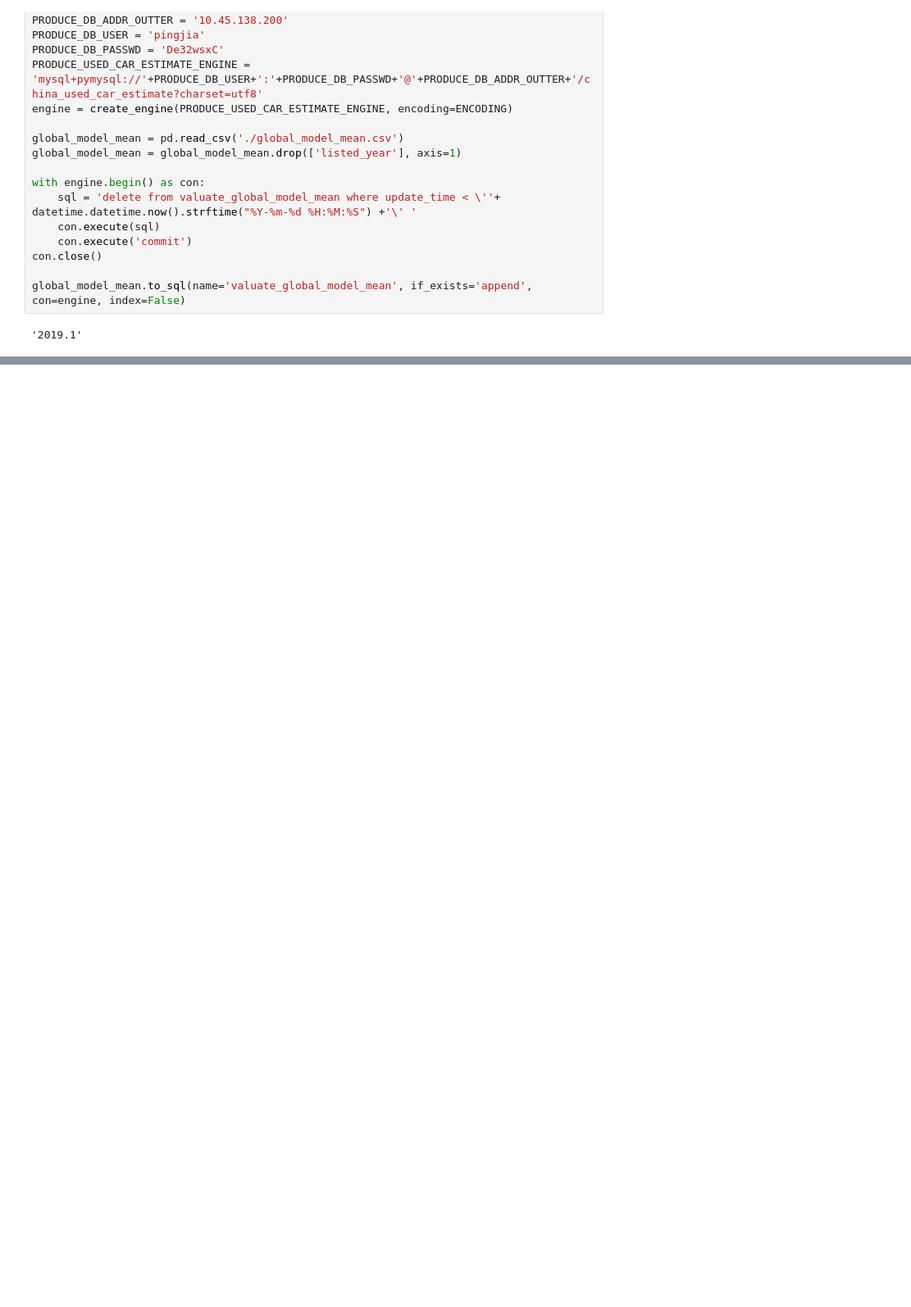
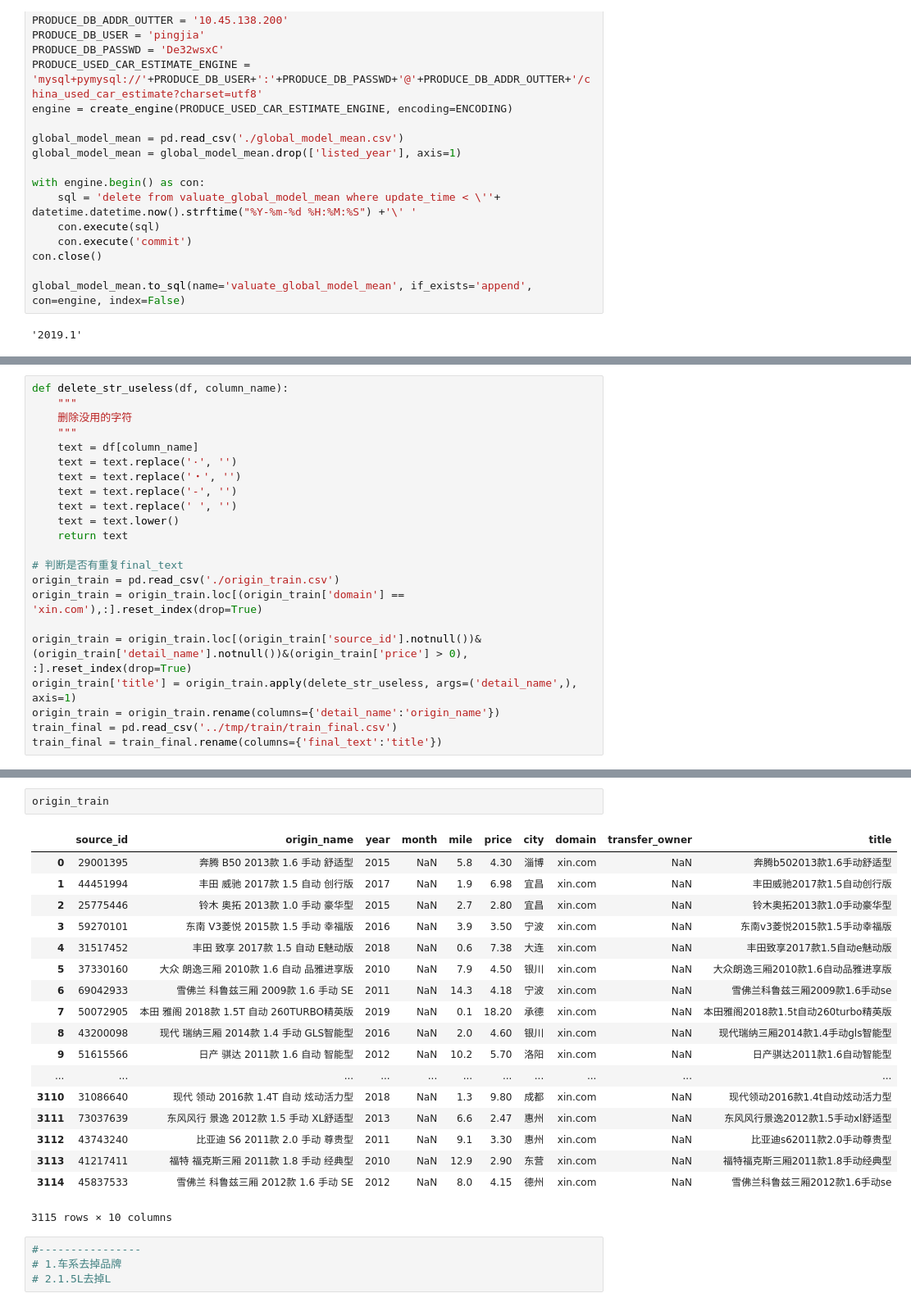
Before and after one commit to dj-lei/detail_match, a Jupyter notebook: jupyter/car_source_match.ipynb, the cells around one changed output, grey strips where cells are left out. Shown at 82% size. Cells and saved outputs as stored; diff of their text form; blank space fills up the shorter version.

```diff
--- a/jupyter/car_source_match.ipynb
+++ b/jupyter/car_source_match.ipynb
@@ -637,0 +575,22 @@ car_detail_info.info()
+# %%
+def delete_str_useless(df, column_name):
+    """
+    删除没用的字符
+    """
+    text = df[column_name]
+    text = text.replace('·', '')
+    text = text.replace('・', '')
+    text = text.replace('-', '')
+    text = text.replace(' ', '')
+    text = text.lower()
+    return text
+
+# 判断是否有重复final_text
+origin_train = pd.read_csv('./origin_train.csv')
+origin_train = origin_train.loc[(origin_train['domain'] == 'xin.com'),:].reset_index(drop=True)
+
+origin_train = origin_train.loc[(origin_train['source_id'].notnull())&(origin_train['detail_name'].notnull())&(origin_train['price'] > 0), :].reset_index(drop=True)
+origin_train['title'] = origin_train.apply(delete_str_useless, args=('detail_name',), axis=1)
+origin_train = origin_train.rename(columns={'detail_name':'origin_name'})
+train_final = pd.read_csv('../tmp/train/train_final.csv')
+train_final = train_final.rename(columns={'final_text':'title'})
@@ -637,0 +625,25 @@ car_detail_info.info()
+# %%
+origin_train
+# %% [output]
+|  | source_id | origin_name | year | month | mile | price | city | domain | transfer_owner | title |
+| 0 | 29001395 | 奔腾 B50 2013款 1.6 手动 舒适型 | 2015 | NaN | 5.8 | 4.30 | 淄博 | xin.com | NaN | 奔腾b502013款1.6手动舒适型 |
+| 1 | 44451994 | 丰田 威驰 2017款 1.5 自动 创行版 | 2017 | NaN | 1.9 | 6.98 | 宜昌 | xin.com | NaN | 丰田威驰2017款1.5自动创行版 |
+| 2 | 25775446 | 铃木 奥拓 2013款 1.0 手动 豪华型 | 2015 | NaN | 2.7 | 2.80 | 宜昌 | xin.com | NaN | 铃木奥拓2013款1.0手动豪华型 |
+| 3 | 59270101 | 东南 V3菱悦 2015款 1.5 手动 幸福版 | 2016 | NaN | 3.9 | 3.50 | 宁波 | xin.com | NaN | 东南v3菱悦2015款1.5手动幸福版 |
+| 4 | 31517452 | 丰田 致享 2017款 1.5 自动 E魅动版 | 2018 | NaN | 0.6 | 7.38 | 大连 | xin.com | NaN | 丰田致享2017款1.5自动e魅动版 |
+| 5 | 37330160 | 大众 朗逸三厢 2010款 1.6 自动 品雅进享版 | 2010 | NaN | 7.9 | 4.50 | 银川 | xin.com | NaN | 大众朗逸三厢2010款1.6自动品雅进享版 |
+| 6 | 69042933 | 雪佛兰 科鲁兹三厢 2009款 1.6 手动 SE | 2011 | NaN | 14.3 | 4.18 | 宁波 | xin.com | NaN | 雪佛兰科鲁兹三厢2009款1.6手动se |
+| 7 | 50072905 | 本田 雅阁 2018款 1.5T 自动 260TURBO精英版 | 2019 | NaN | 0.1 | 18.20 | 承德 | xin.com | NaN | 本田雅阁2018款1.5t自动260turbo精英版 |
+| 8 | 43200098 | 现代 瑞纳三厢 2014款 1.4 手动 GLS智能型 | 2016 | NaN | 2.0 | 4.60 | 银川 | xin.com | NaN | 现代瑞纳三厢2014款1.4手动gls智能型 |
+| 9 | 51615566 | 日产 骐达 2011款 1.6 自动 智能型 | 2012 | NaN | 10.2 | 5.70 | 洛阳 | xin.com | NaN | 日产骐达2011款1.6自动智能型 |
+| ... | ... | ... | ... | ... | ... | ... | ... | ... | ... | ... |
+| 3110 | 31086640 | 现代 领动 2016款 1.4T 自动 炫动活力型 | 2018 | NaN | 1.3 | 9.80 | 成都 | xin.com | NaN | 现代领动2016款1.4t自动炫动活力型 |
+| 3111 | 73037639 | 东风风行 景逸 2012款 1.5 手动 XL舒适型 | 2013 | NaN | 6.6 | 2.47 | 惠州 | xin.com | NaN | 东风风行景逸2012款1.5手动xl舒适型 |
+| 3112 | 43743240 | 比亚迪 S6 2011款 2.0 手动 尊贵型 | 2011 | NaN | 9.1 | 3.30 | 惠州 | xin.com | NaN | 比亚迪s62011款2.0手动尊贵型 |
+| 3113 | 41217411 | 福特 福克斯三厢 2011款 1.8 手动 经典型 | 2010 | NaN | 12.9 | 2.90 | 东营 | xin.com | NaN | 福特福克斯三厢2011款1.8手动经典型 |
+| 3114 | 45837533 | 雪佛兰 科鲁兹三厢 2012款 1.6 手动 SE | 2012 | NaN | 8.0 | 4.15 | 德州 | xin.com | NaN | 雪佛兰科鲁兹三厢2012款1.6手动se |
+3115 rows × 10 columns
+# %%
+#----------------
+# 1.车系去掉品牌
+# 2.1.5L去掉L
```
Also changed, not shown: parts of 24 cells of this notebook, 13 other files.
